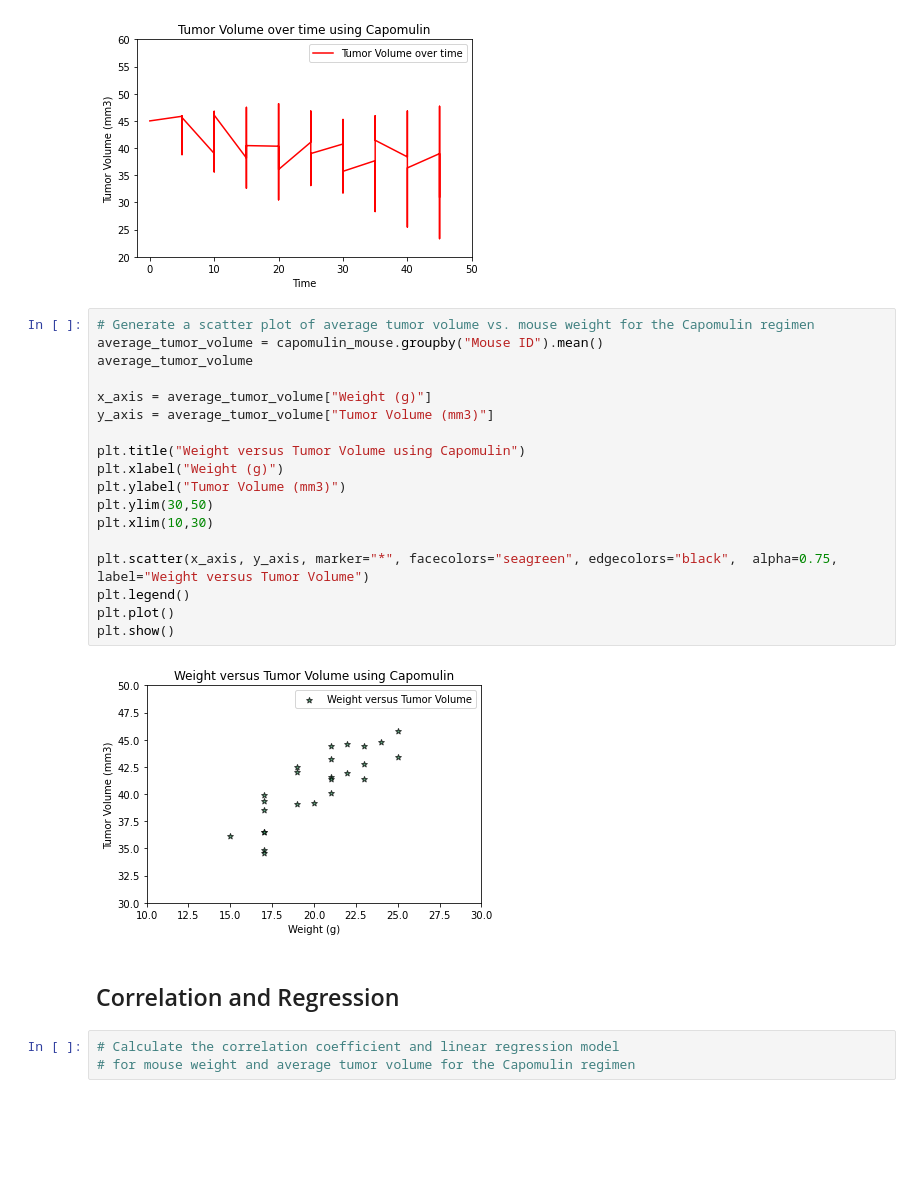
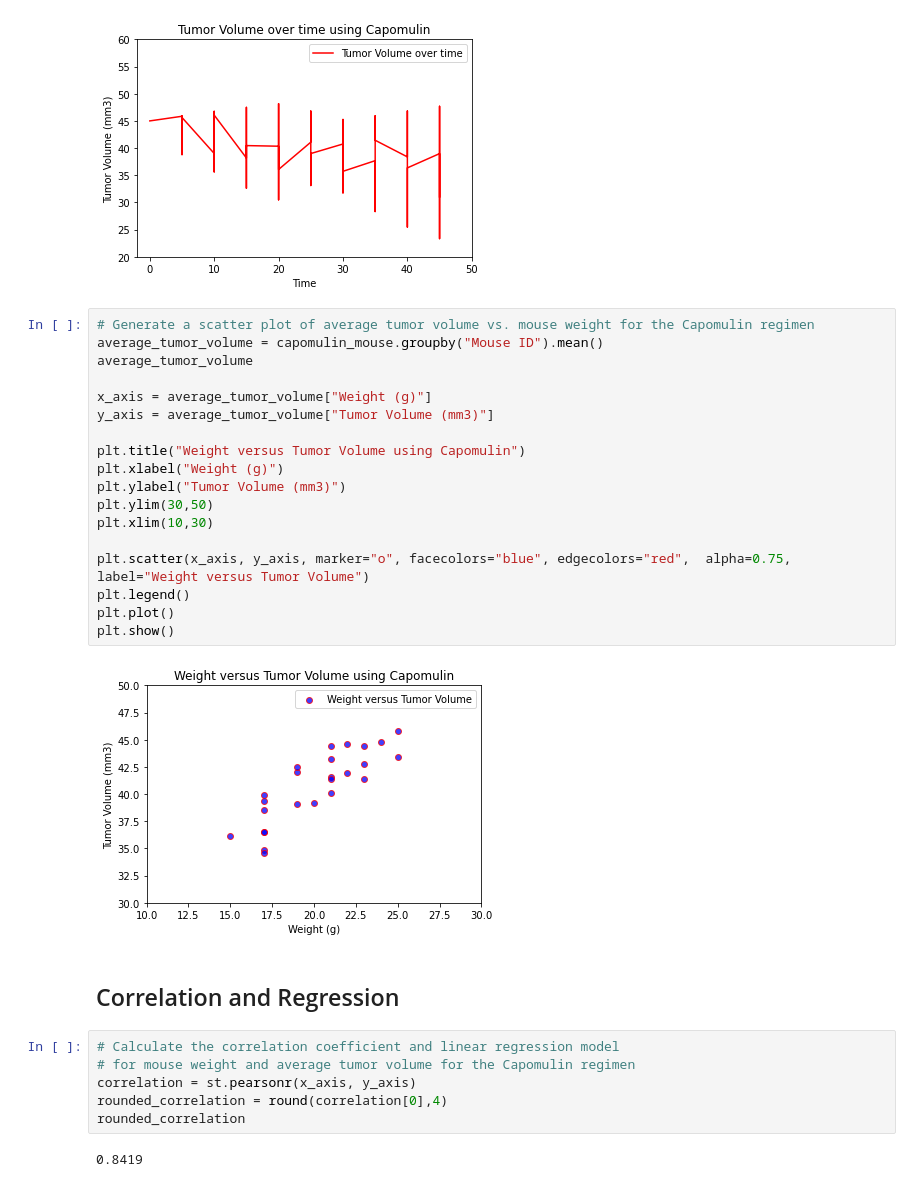
Before and after one commit to joekimga/matplotlib-challenge, a Jupyter notebook: Pymaceuticals/pymaceuticals_starter - QOB_redo.ipynb, the cells around one changed output. Cells and saved outputs as stored; diff of their text form; blank space fills up the shorter version.

Commit message:
Correlation and Regression

```diff
--- a/Pymaceuticals/pymaceuticals_starter - QOB_redo.ipynb
+++ b/Pymaceuticals/pymaceuticals_starter - QOB_redo.ipynb
@@ -398,25 +400,30 @@ plt.show()
 # %%
 # Generate a scatter plot of average tumor volume vs. mouse weight for the Capomulin regimen
 average_tumor_volume = capomulin_mouse.groupby("Mouse ID").mean()
 average_tumor_volume
 
 x_axis = average_tumor_volume["Weight (g)"]
 y_axis = average_tumor_volume["Tumor Volume (mm3)"]
 
 plt.title("Weight versus Tumor Volume using Capomulin")
 plt.xlabel("Weight (g)")
 plt.ylabel("Tumor Volume (mm3)")
 plt.ylim(30,50)
 plt.xlim(10,30)
 
-plt.scatter(x_axis, y_axis, marker="*", facecolors="seagreen", edgecolors="black",  alpha=0.75, label="Weight versus Tumor Volume")
+plt.scatter(x_axis, y_axis, marker="o", facecolors="blue", edgecolors="red",  alpha=0.75, label="Weight versus Tumor Volume")
 plt.legend()
 plt.plot()
 plt.show()
 # %% [output]
-[figure, old version]
+[figure, new version]
 # %% [markdown]
 ## Correlation and Regression
 # %%
 # Calculate the correlation coefficient and linear regression model
 # for mouse weight and average tumor volume for the Capomulin regimen
+correlation = st.pearsonr(x_axis, y_axis)
+rounded_correlation = round(correlation[0],4)
+rounded_correlation
+# %% [output]
+0.8419
```
Also changed, not shown: parts of 3 cells of this notebook.
